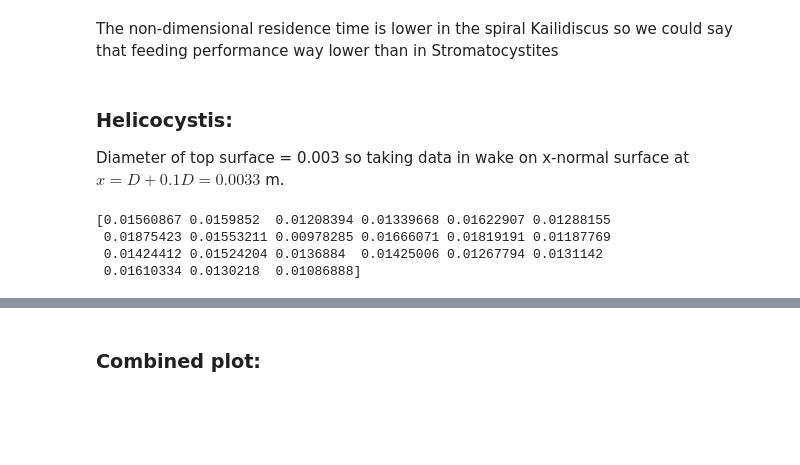
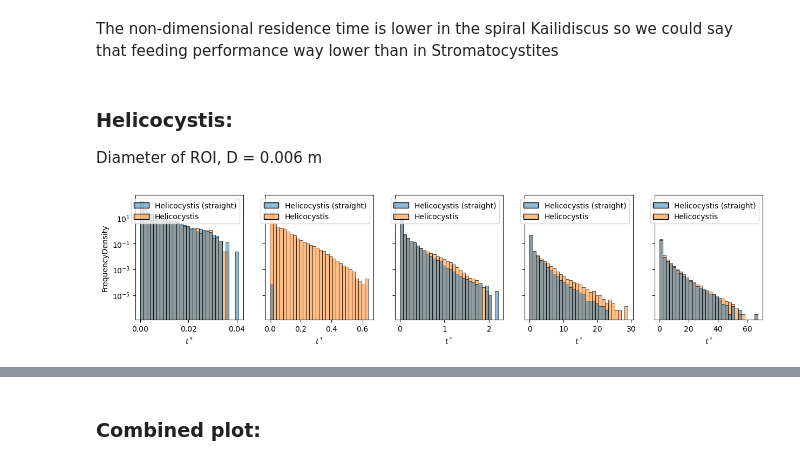
Before and after one commit to jwm212/spirals, a Jupyter notebook: analysis/residence_time.ipynb, the cells around one changed output, grey strips where cells are left out. Drawn from its saved outputs; the diff is of its cells as text; code cells hidden in the pictures; blank space fills up the shorter version.

```diff
--- a/analysis/residence_time.ipynb
+++ b/analysis/residence_time.ipynb
@@ -37 +75,24 @@ print(edrio_data)
+# %%
+g_pal_100 = func.calc_residence_time(par.Gogia_palmeri, 'helicity_resampled.csv', D = 0.08, Re=100)
+g_pal_500 = func.calc_residence_time(par.Gogia_palmeri, 'helicity_resampled.csv', D = 0.08, Re=500)
+g_pal_1000 = func.calc_residence_time(par.Gogia_palmeri, 'helicity_resampled.csv', D = 0.08, Re=1000)
+g_pal_5000 = func.calc_residence_time(par.Gogia_palmeri, 'helicity_resampled.csv', D = 0.08, Re=5000)
+g_pal_10000 = func.calc_residence_time(par.Gogia_palmeri, 'helicity_resampled.csv', D = 0.08, Re=10000)
+g_pal_data = [g_pal_100, g_pal_500, g_pal_1000, g_pal_5000, g_pal_10000]
+
+g_sp_100 = func.calc_residence_time(par.Gogia_spiralis, 'helicity_resampled.csv', D = 0.04, Re=100)
+g_sp_500 = func.calc_residence_time(par.Gogia_spiralis, 'helicity_resampled.csv', D = 0.04, Re=500)
+g_sp_1000 = func.calc_residence_time(par.Gogia_spiralis, 'helicity_resampled.csv', D = 0.04, Re=1000)
+g_sp_5000 = func.calc_residence_time(par.Gogia_spiralis, 'helicity_resampled.csv', D = 0.04, Re=5000)
+g_sp_10000 = func.calc_residence_time(par.Gogia_spiralis, 'helicity_resampled.csv', D = 0.04, Re=10000)
+g_sp_data = [g_sp_100, g_sp_500, g_sp_1000, g_sp_5000, g_sp_10000]
+
+
+gogia_data = [
+    {'Gogia palmeri': g_pal_data[0], 'Gogia spiralis': g_sp_data[0]},
+    #{'Gogia palmeri': g_pal_data[1], 'Gogia spiralis': g_sp_data[1]},
+    {'Gogia palmeri': g_pal_data[2], 'Gogia spiralis': g_sp_data[2]},
+    #{'Gogia palmeri': g_pal_data[3], 'Gogia spiralis': g_sp_data[3]},
+    {'Gogia palmeri': g_pal_data[4], 'Gogia spiralis': g_sp_data[4]}
+]
 # %%
@@ -66,4 +186,4 @@ plt.savefig('figures/non_dim_res_time_edrios.pdf', dpi=300, bbox_inches='tight')
 The non-dimensional residence time is lower in the spiral Kailidiscus so we could say that feeding performance way lower than in Stromatocystites
 # %% [markdown]
 ### Helicocystis:
-Diameter of top surface = 0.003 so taking data in wake on x-normal surface at $x = D + 0.1D = 0.0033$ m.
+Diameter of ROI, D = 0.006 m
@@ -86,15 +190,22 @@ def calc_residence_time(taxon, file, D, U_0):
-# %%
-helicocystis_straight_t_new = calc_residence_time("helicocystis_straight", 'helicity_average.csv', 0.0033, 0.1)
-helicocystis_t_new = calc_residence_time("helicocystis", 'helicity_average.csv', 0.0033, 0.1)
-
-print(helicocystis_t_new)
-helico_data_new = {'Helicocystis': helicocystis_t_new, 'Helicocystis (Straight)': helicocystis_straight_t_new}
-# %% [output]
-[0.01560867 0.0159852  0.01208394 0.01339668 0.01622907 0.01288155
- 0.01875423 0.01553211 0.00978285 0.01666071 0.01819191 0.01187769
- 0.01424412 0.01524204 0.0136884  0.01425006 0.01267794 0.0131142
- 0.01610334 0.0130218  0.01086888]
 # %%
-helicocystis_t = func.calc_residence_time(par.Helicocystis.name, 'helicity.csv', 0.0033, 0.1)
-helicocystis_straight_t = func.calc_residence_time(par.Helicocystis_straight.name, 'helicity.csv', 0.0033, 0.1)
-helico_data = {'Helicocystis': np.abs(helicocystis_t), 'Helicocystis (Straight)': np.abs(helicocystis_straight_t)}
+fig, axs = plt.subplots(1, 5, figsize=(15, 3), sharey=True)
+for i in range(5):
+    sns.histplot(data=helico_data[i],
+                stat='density',
+                common_norm=True,
+                #multiple='dodge',
+                bins=30,
+                #ax=ax#,
+                #log_scale=True,
+                #kde=True,
+                ax = axs[i]
+                )
+    axs[i].set_yscale('log')
+    axs[i].set_xlabel(r'$t^*$')
+    axs[i].set_ylabel('FrequencyDensity')
+    #axs[i].set_ylim(1E-4, 1E3)
+    #axs[i].set_xlim(0,3)
+#axs[4].set_xlim(0,25)
+plt.savefig('tstar_helico.pdf', bbox_inches='tight')
+# %% [output]
+[figure, added]
```
Also changed, not shown: parts of 8 cells of this notebook.
